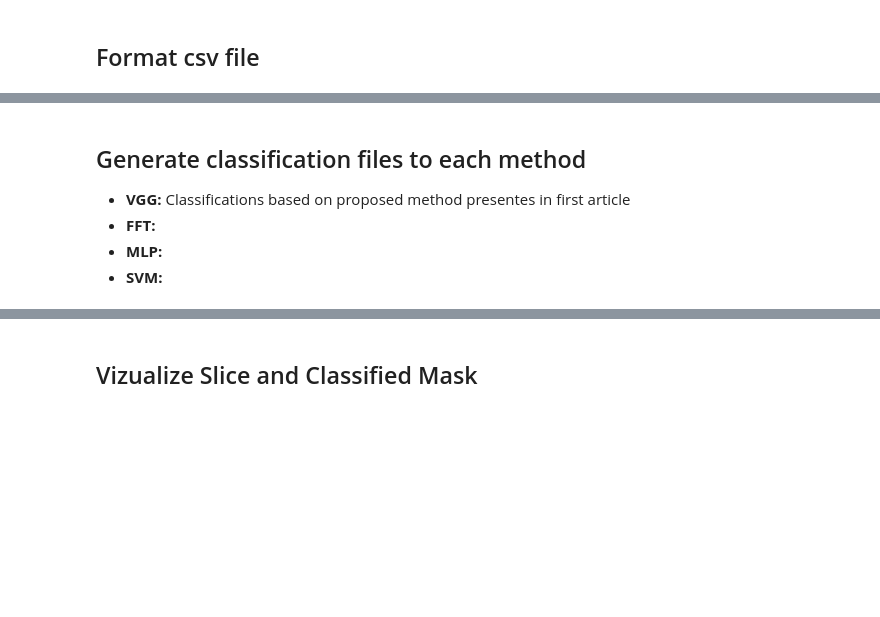
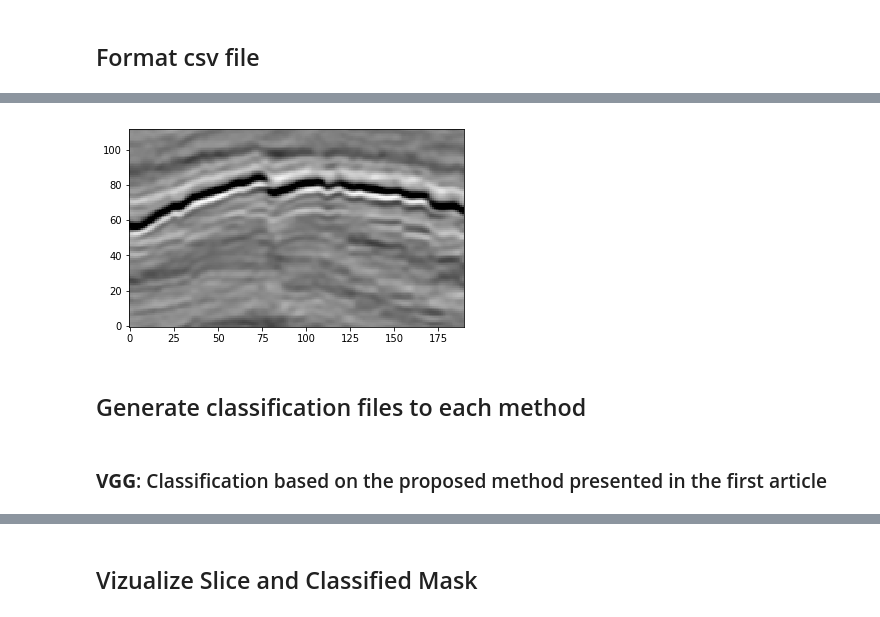
Before and after one commit to augustoicaro/SFD-CNN-TL, a Jupyter notebook: classifyAndView.ipynb, the cells around one changed output, grey strips where cells are left out. Drawn from its saved outputs; the diff is of its cells as text; code cells hidden in the pictures; blank space fills up the shorter version.

```diff
--- a/classifyAndView.ipynb
+++ b/classifyAndView.ipynb
@@ -106,31 +110,35 @@ if(section_type == "inline"):
 
     x1Idx = x1 - init_data_x
     x2Idx = x2 - init_data_x
     y1Idx = int(y1 / z_step)
     y2Idx = int(y2 / z_step)
     ## TODO : zline and crl sections
 
 # Set directories
 input_dir = 'data/formatted/'
 output_dir = 'output/sections_regions/'
 if not os.path.exists(output_dir):
     os.makedirs(output_dir)
 
 
 # cut regions
 files = os.listdir(input_dir)
 for i in range(0, len(files)):
     # open section
     filename = files[i]
     formatted_section = np.genfromtxt(input_dir + filename, delimiter=' ')
 
     # extraction
     piece = formatted_section[y1Idx:y2Idx,x1Idx:x2Idx]
 
     # save
     out_filename = filename.split('.')[0] + "_region_(" + str(x1) + "." + str(y1) + ")(" + str(x2) + "." + str(y2) + ").csv"
     np.savetxt(output_dir + out_filename, piece, delimiter=" ")
 
     # Visualize
     plt.figure()
-    plt.imshow(piece, cmap="gray", vmin=-1, vmax=1)
+    plt.imshow(np.flipud(piece), cmap="gray", vmin=-1, vmax=1, origin = 'lower')
+# %% [output]
+[figure, added]
+# %% [markdown]
+## Generate classification files to each method
@@ -137,6 +159,2 @@ for i in range(0, len(files)):
 # %% [markdown]
-## Generate classification files to each method
-- **VGG:** Classifications based on proposed method presentes in first article
-- **FFT:**
-- **MLP:**
-- **SVM:**
+### **VGG**: Classification based on the proposed method presented in the first article
```
Also changed, not shown: parts of 17 cells of this notebook.
